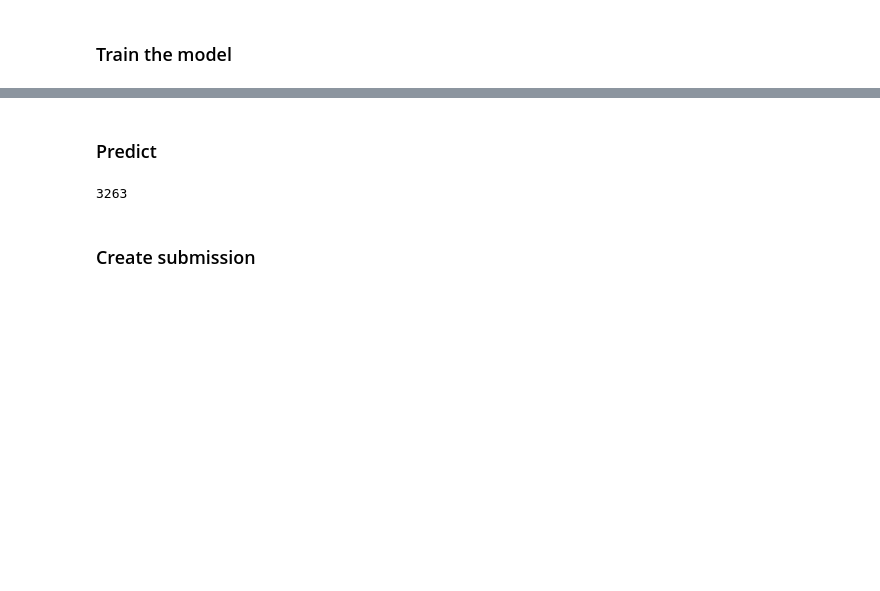
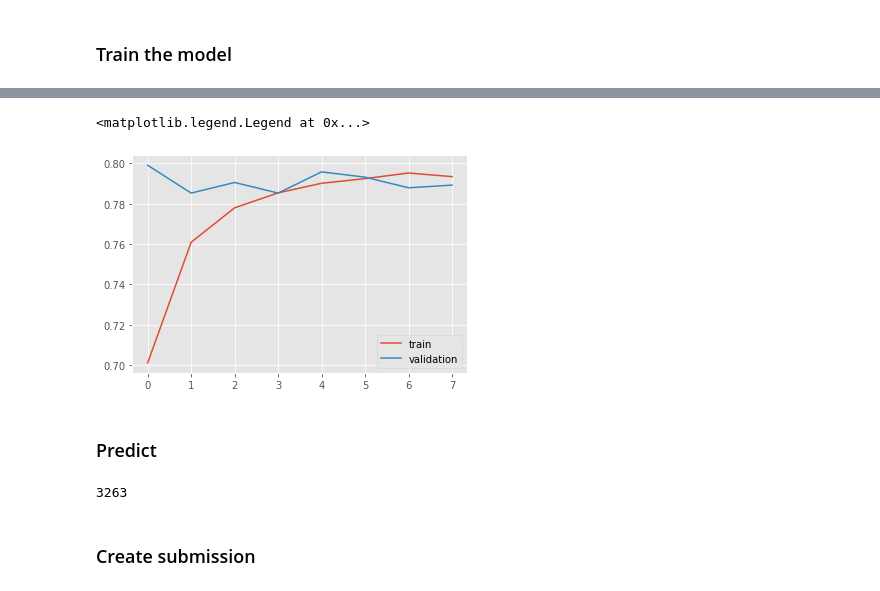
Before and after one commit to matusekma/nlp_disaster_tweets, a Jupyter notebook: notebook/BiLSTM_solution.ipynb, the cells around one changed output, grey strips where cells are left out. Cells and saved outputs as stored; diff of their text form; code cells hidden in the pictures; blank space fills up the shorter version.

```diff
--- a/notebook/BiLSTM_solution.ipynb
+++ b/notebook/BiLSTM_solution.ipynb
@@ -546,3 +559,10 @@ Epoch: 10  | time in 1 minutes, 9 seconds
+# %%
+plt.plot(all_train_acc, label='train')
+plt.plot(all_valid_acc, label='validation')
+plt.legend()
+# %% [output]
+<matplotlib.legend.Legend at 0x...>
+[figure, added]
 # %% [markdown]
 ### Predict
 # %%
```
Also changed, not shown: parts of 7 cells of this notebook, 8 other files.
